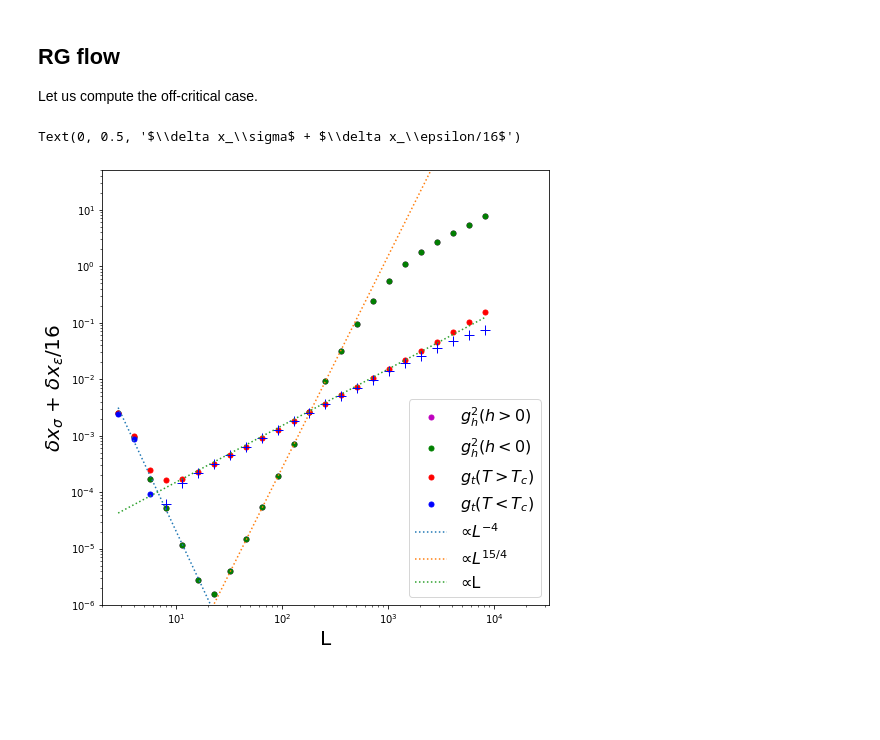
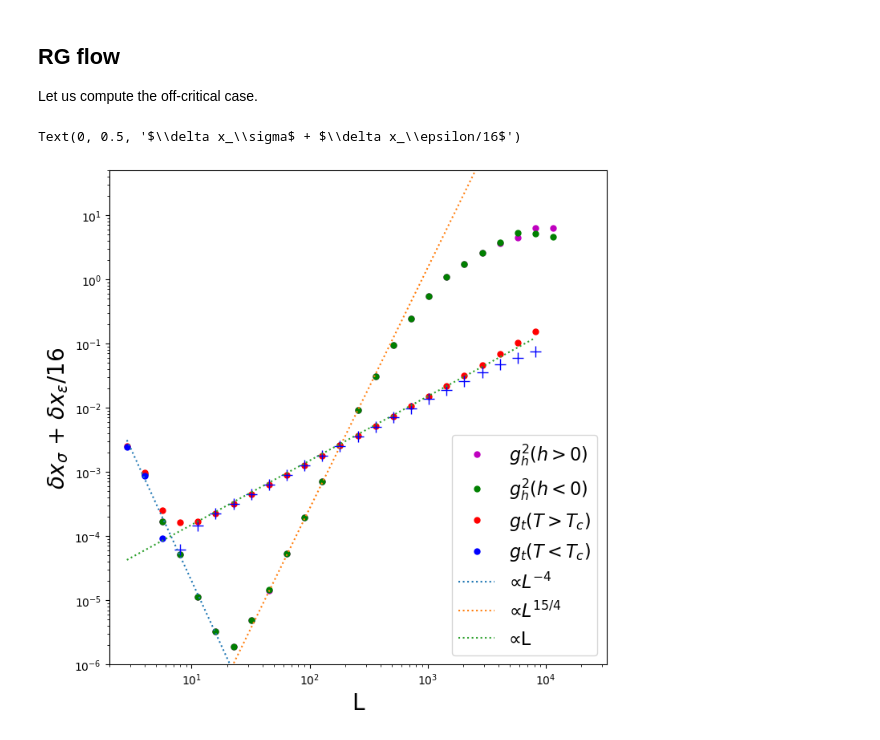
Before and after one commit to dartsushi/Loop-TNR_RGflow, a Jupyter notebook: RG_flow_tutorial.ipynb, the cells around one changed output. Drawn from its saved outputs; the diff is of its cells as text; code cells hidden in the pictures; blank space fills up the shorter version.

```diff
--- a/RG_flow_tutorial.ipynb
+++ b/RG_flow_tutorial.ipynb
@@ -266,23 +265,26 @@ x_list = l_list
 # %%
 color_list= ["m", "g", "r", "b", "y", "k", "w"]
 plt.figure(figsize=(8,8))
 for i in range(4):
-    plt.plot(l_list,((gap_list[i]-0.125)+(gap_list2[i]-1)/16),".",markersize=10,color=color_list[i],label=LABEL[i])
-for i in range(4):
-    plt.plot(l_list,-((gap_list[i]-0.125)+(gap_list2[i]-1)/16),"+",markersize=10,color=color_list[i])
-plt.plot(x_list,0.2*x_list**(-4),":",label="$∝L^{-4}$")
-plt.plot(x_list[:80],8.5e-12*x_list[:80]**3.75,":",label="$∝L^{15/4}$")
-plt.plot(x_list[:80],15e-6*x_list[:80],":",label="∝L")
+    if i >=2:
+        plt.plot(l_list,((gap_list[i]-0.125)+(gap_list2[i]-1)/16),".",markersize=10,color=color_list[i],label=LABEL[i])
+        plt.plot(l_list,-((gap_list[i]-0.125)+(gap_list2[i]-1)/16),"+",markersize=10,color=color_list[i])
+    else:
+        plt.plot(np.sqrt(2)*l_list,((gap_list[i]-0.125)+(gap_list2[i]-1)/16),".",markersize=10,color=color_list[i],label=LABEL[i])
+        plt.plot(np.sqrt(2)*l_list,-((gap_list[i]-0.125)+(gap_list2[i]-1)/16),"+",markersize=10,color=color_list[i])
+plt.plot(l_list,0.2*l_list**(-4),":",label="$∝L^{-4}$")
+plt.plot(l_list[:80],8.5e-12*l_list[:80]**3.75,":",label="$∝L^{15/4}$")
+plt.plot(l_list[:80],15e-6*l_list[:80],":",label="∝L")
 plt.xscale("log")
 plt.yscale("log")
 plt.xlim(2,l_list[-1]*4)
 plt.ylim(1e-6,50)
 plt.legend(loc="lower right",fontsize=16)
 plt.xlabel("L",fontsize=20)
 plt.ylabel("$\delta x_\sigma$ + $\delta x_\epsilon/16$",fontsize=20)
 # %% [output]
 Text(0, 0.5, '$\\delta x_\\sigma$ + $\\delta x_\\epsilon/16$')
-[figure, old version]
+[figure, new version]
 # %%
 nn=5
 t_list=((gap_list[2,nn:]-0.125)+(gap_list2[2,nn:]-1)/16)
```
Also changed, not shown: parts of 7 cells of this notebook, 4 other files.
